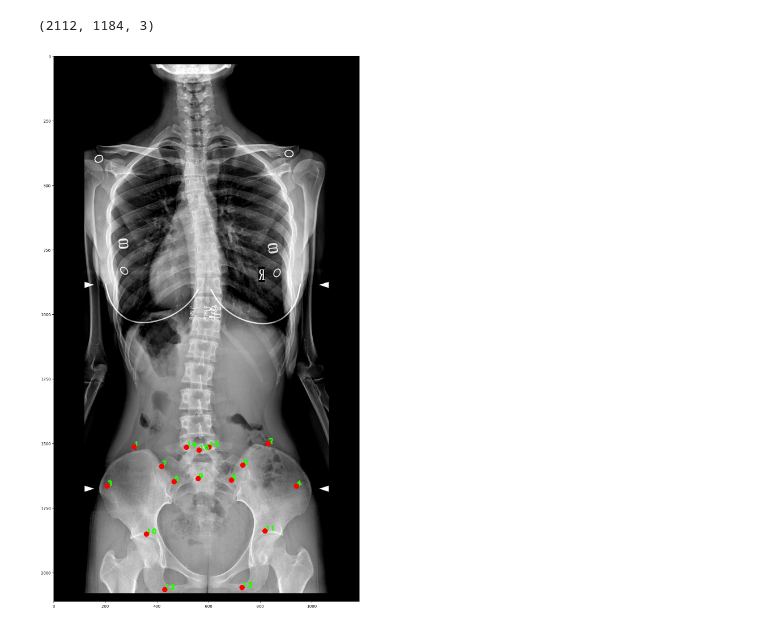
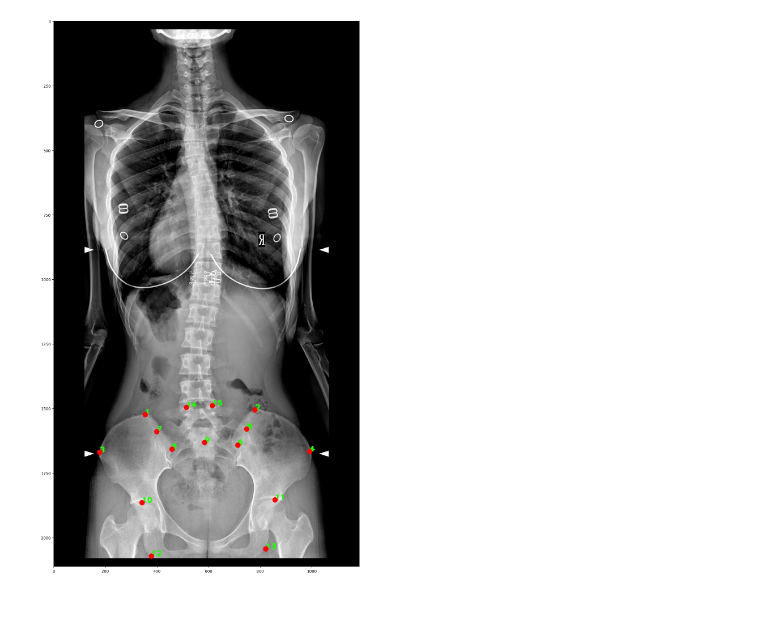
Before and after one commit to gibsonx/tf_skeleton, a Jupyter notebook: tf_keypoint.ipynb, the cells around one changed output. Saved outputs shown, nothing was run; the diff lists cells and outputs as text; code cells hidden in the pictures.

Commit message:
random picture transform

```diff
--- a/tf_keypoint.ipynb
+++ b/tf_keypoint.ipynb
@@ -111,34 +130,41 @@ df.shape
-# %%
-image_array_list = [np.array(img) for img in image_list]
-print(image_array_list[0].shape)
-
-df['image'] = image_array_list
-# %% [output]
-(2112, 1184, 3)
 # %%
 #df.to_csv('out\df.csv')
 # %%
 keypoints_classes_ids2names = {0: '1', 1: '2', 2: '3', 3: '4', 4: '5', 5: '6', 6: '7', 7: '8', 8: '9', 9: '10', 10: '11', 11: '12', 12: '13', 13: '14', 14: '15', 15: '16'}
 
-def visualize(p, keypoints):
+def CoupeToInt(coupe: List[float]) -> List[int]:
+    return list(map(int, coupe))
 
-    image = mpimg.imread(p)
+def visualize(array, keypoints):
 
-    # for kps in keypoints:
-    for idx, kp in enumerate(keypoints):
+    # image = Image.fromarray(array)
+
+    open_cv_image = np.array(array)
+    image = open_cv_image[:, :, ::-1].copy()
+    # image = cv2.cvtColor(image, cv2.COLOR_RGB2BGR)
+
+    converted_keypoints = [CoupeToInt(list(a)) for a in zip(*[iter(keypoints)]*2)]
+
+    for idx, kp in enumerate(converted_keypoints):
         image = cv2.putText(image.copy(), "" + keypoints_classes_ids2names[idx], tuple(kp), cv2.FONT_HERSHEY_PLAIN, 2, (32,253,0), 3, cv2.LINE_AA)
         image = cv2.circle(image.copy(), tuple(kp), 5, (255,0,0), 10)
-
-        # for kps in keypoints:
-        #     for idx, kp in enumerate(kps):
-        #         image = cv2.circle(image_original, tuple(kp), 5, (255,0,0), 10)
-        #         image = cv2.putText(image_original, " " + keypoints_classes_ids2names[idx], tuple(kp), cv2.FONT_HERSHEY_SIMPLEX, 2, (255,0,0), 3, cv2.LINE_AA)
 
     plt.figure(figsize=(25,25))
     plt.imshow(image)
     plt.show()
-# %%
-imgPath = os.path.join(img_dir,img[0]['file_name'])
-visualize(imgPath,converted_keypoints)
-# %% [output]
-[figure, removed]
+# %%
+rand_number = np.random.randint(0,len(imgIds))
+simple_row = df.iloc[rand_number]
+# %%
+# keypoints_original = [[list(a) for a in zip(*[iter(ann[0]['keypoints'])]*3)]]
+#
+# def CoupeToInt(coupe: List[float]) -> List[int]:
+#     return list(map(int, coupe))
+#
+# converted_keypoints = [ CoupeToInt(el[0:2]) for kp in keypoints_original for el in kp ]
+# imgPath = os.path.join(img_dir,img['file_name'])
+image = simple_row['image']
+annotations = simple_row[:31]
+visualize(image, simple_row[:31])
+# %% [output]
+[figure, added]
```
Also changed, not shown: parts of 12 cells of this notebook, 2 other files.
